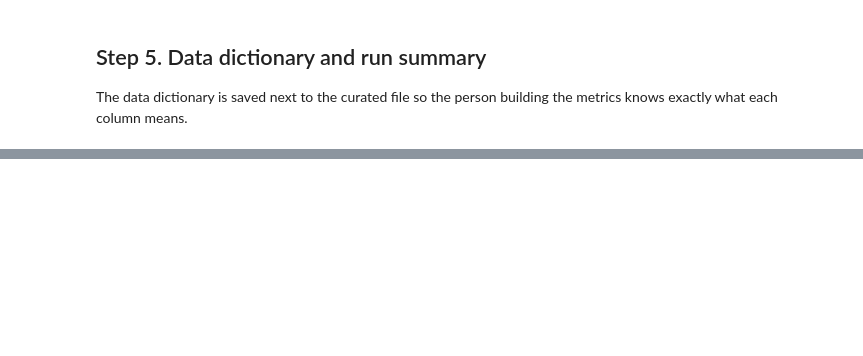
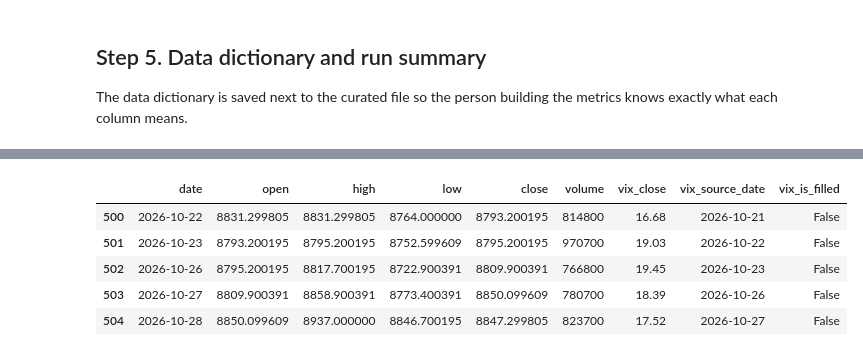
Before and after one commit to npincini/BUSA3022, a Jupyter notebook: BUSA3022_Data_Pipeline_(S&P_ASX_200_+_VIX).ipynb, the cells around one changed output, grey strips where cells are left out. Cells and saved outputs as stored; diff of their text form; code cells hidden in the pictures; blank space fills up the shorter version.

Commit message:
Created using Colab. Latest update with Part 1 and Part 1 integration.

```diff
--- a/BUSA3022_Data_Pipeline_(S&P_ASX_200_+_VIX).ipynb
+++ b/BUSA3022_Data_Pipeline_(S&P_ASX_200_+_VIX).ipynb
@@ -801,0 +971,51 @@ Colab's disk is wiped when the runtime resets, so files need to be downloaded. T
+# %%
+# STEP 7. READ AND CHECK THE CURATED INPUT. Reads Part 1's saved file from disk.
+
+# ---- Check the file and the expected columns exist ----
+if not CURATED_FILE.exists():
+    raise FileNotFoundError(f"Run Part 1 first: {CURATED_FILE}")
+metrics = pd.read_csv(CURATED_FILE)
+required_columns = ["date", "close", "volume", "vix_close", "vix_source_date", "vix_is_filled"]
+missing_columns = sorted(set(required_columns) - set(metrics.columns))
+if missing_columns:
+    log_event("metrics_read", "CRITICAL", "SCHEMA_CHANGE", str(missing_columns))
+    raise PipelineError(f"Missing input columns: {missing_columns}")
+
+# ---- Convert types; an unreadable value stops the run ----
+for column in ["date", "vix_source_date"]:
+    metrics[column] = pd.to_datetime(metrics[column], errors="raise")
+for column in ["close", "volume", "vix_close"]:
+    metrics[column] = pd.to_numeric(metrics[column], errors="raise")
+# ---- Integrity checks: dates, prices, volume and the no-look-ahead VIX rule ----
+if metrics.empty or metrics["date"].isna().any():
+    raise PipelineError("Input must contain dated rows.")
+if not metrics["date"].is_unique or not metrics["date"].is_monotonic_increasing:
+    raise PipelineError("Input dates must be unique and sorted.")
+if metrics["close"].isna().any() or (metrics["close"] <= 0).any():
+    raise PipelineError("ASX close must be present and positive.")
+for column in ["close", "volume", "vix_close"]:
+    if not np.isfinite(metrics[column].dropna()).all():
+        raise PipelineError(f"Non-finite input value in {column}")
+if (metrics["volume"].dropna() < 0).any():
+    raise PipelineError("Volume cannot be negative.")
+if (metrics["vix_close"].dropna() <= 0).any():
+    raise PipelineError("Available VIX values must be positive.")
+has_vix = metrics["vix_close"].notna()
+if (has_vix & metrics["vix_source_date"].isna()).any():
+    raise PipelineError("A VIX value has no source date.")
+if (metrics.loc[has_vix, "vix_source_date"] >= metrics.loc[has_vix, "date"]).any():
+    raise PipelineError("VIX source date must precede the ASX date.")
+
+# ---- Keep a copy so Step 11 can prove nothing changed, then log what was read ----
+part2_input = metrics.copy(deep=True)
+log_event("metrics_read", "INFO", "METRICS_INPUT_READ", str(CURATED_FILE), count=len(metrics))
+for column in ["volume", "vix_close"]:
+    missing = int(metrics[column].isna().sum())
+    if missing:
+        log_event("metrics_read", "WARNING", "MISSING_INPUT_RETAINED", column, count=missing)
+zero_volume = int(metrics["volume"].eq(0).sum())
+if zero_volume:
+    log_event("metrics_read", "WARNING", "ZERO_VOLUME_RETAINED",
+              "Zero volume retained; changes from a zero denominator will be blank", count=zero_volume)
+metrics.tail(5)
+# %% [output]
@@ -801,0 +1023,6 @@ Colab's disk is wiped when the runtime resets, so files need to be downloaded. T
+|  | date | open | high | low | close | volume | vix_close | vix_source_date | vix_is_filled |
+| 500 | 2026-10-22 | 8831.299805 | 8831.299805 | 8764.000000 | 8793.200195 | 814800 | 16.68 | 2026-10-21 | False |
+| 501 | 2026-10-23 | 8793.200195 | 8795.200195 | 8752.599609 | 8795.200195 | 970700 | 19.03 | 2026-10-22 | False |
+| 502 | 2026-10-26 | 8795.200195 | 8817.700195 | 8722.900391 | 8809.900391 | 766800 | 19.45 | 2026-10-23 | False |
+| 503 | 2026-10-27 | 8809.900391 | 8858.900391 | 8773.400391 | 8850.099609 | 780700 | 18.39 | 2026-10-26 | False |
+| 504 | 2026-10-28 | 8850.099609 | 8937.000000 | 8846.700195 | 8847.299805 | 823700 | 17.52 | 2026-10-27 | False |
```
Also changed, not shown: parts of 27 cells of this notebook.
